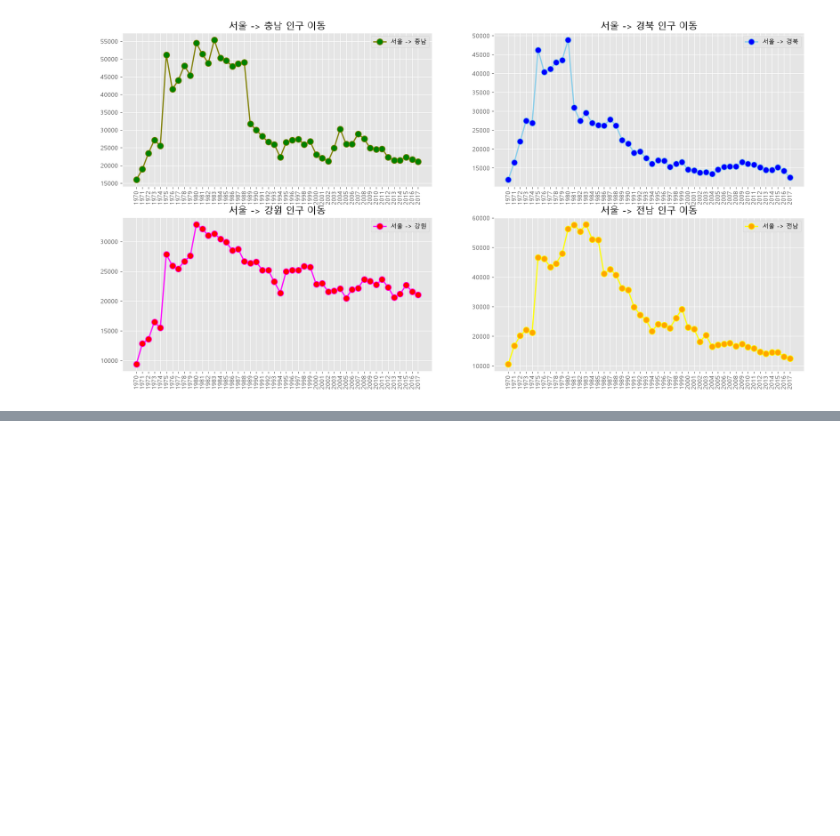
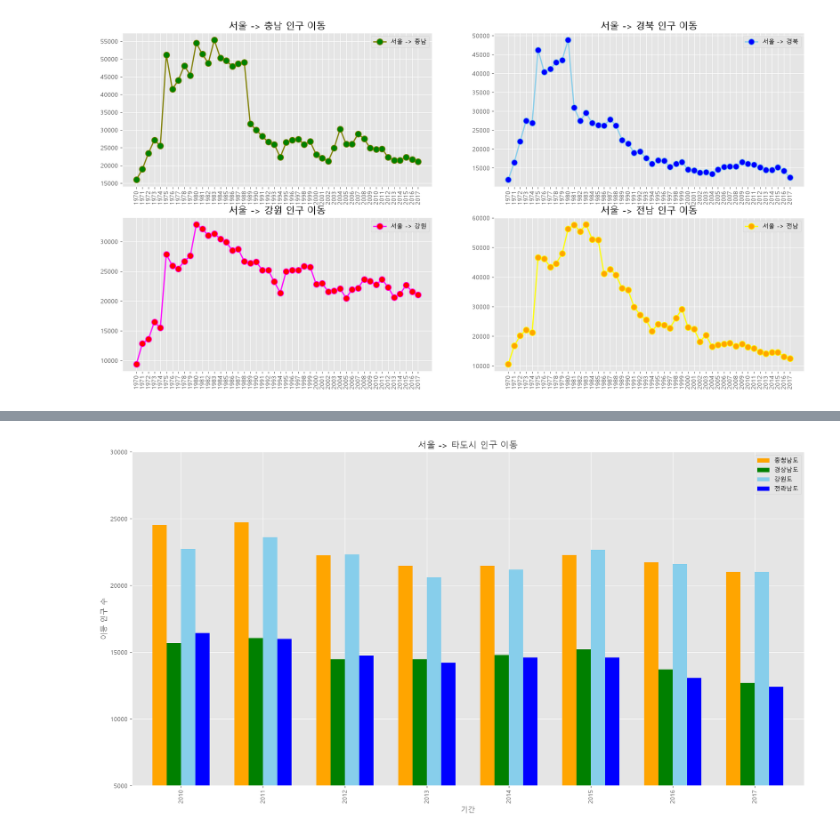
Before and after one commit to SEOWOOSANG/18_data_analytics, a Jupyter notebook: 01_matplotlib.ipynb, the cells around one changed output, grey strips where cells are left out. Saved outputs shown, nothing was run; the diff lists cells and outputs as text; code cells hidden in the pictures; blank space fills up the shorter version.

```diff
--- a/01_matplotlib.ipynb
+++ b/01_matplotlib.ipynb
@@ -527,0 +605,23 @@ plt.show()
+# %%
+# 막대그래프 그리기
+col_years = list(map(str, range(2010, 2018)))
+df_4 = df_seoul.loc[["충청남도", "경상남도", "강원도", "전라남도"], col_years]
+df_4 = df_4.T
+df_4.index = df_4.index.map(int)
+
+df_4.plot(
+    kind="bar",
+    figsize=(20, 10),
+    width=0.7,
+    color=["orange", "green", "skyblue", "blue"]
+)
+
+plt.title("서울 -> 타도시 인구 이동")
+plt.ylabel("이동 인구 수")
+plt.xlabel("기간")
+plt.ylim(5000, 30000)
+plt.legend(loc="best")
+
+plt.show()
+# %% [output]
+[figure, added]
```
Also changed, not shown: parts of 7 cells of this notebook.
